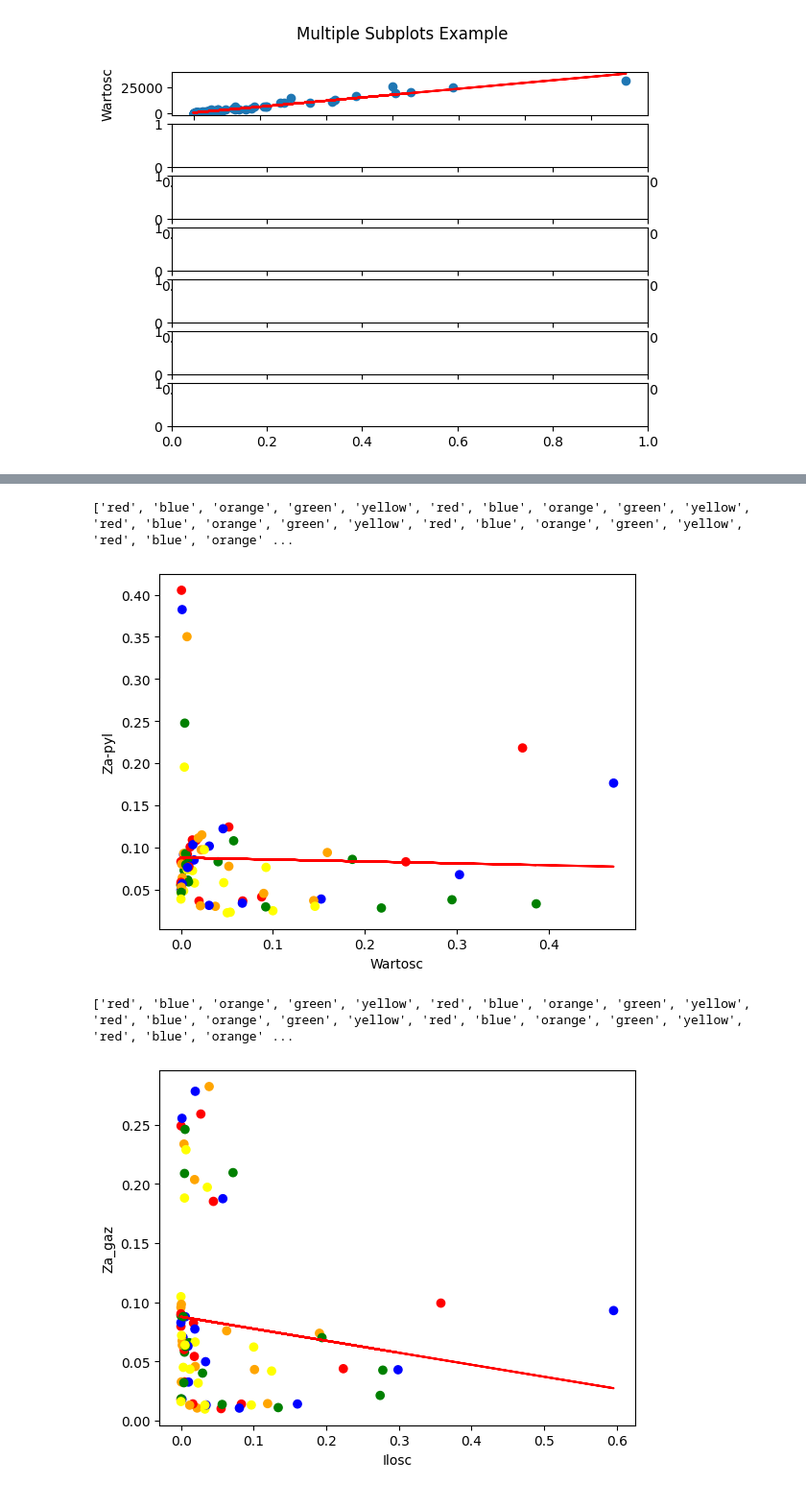
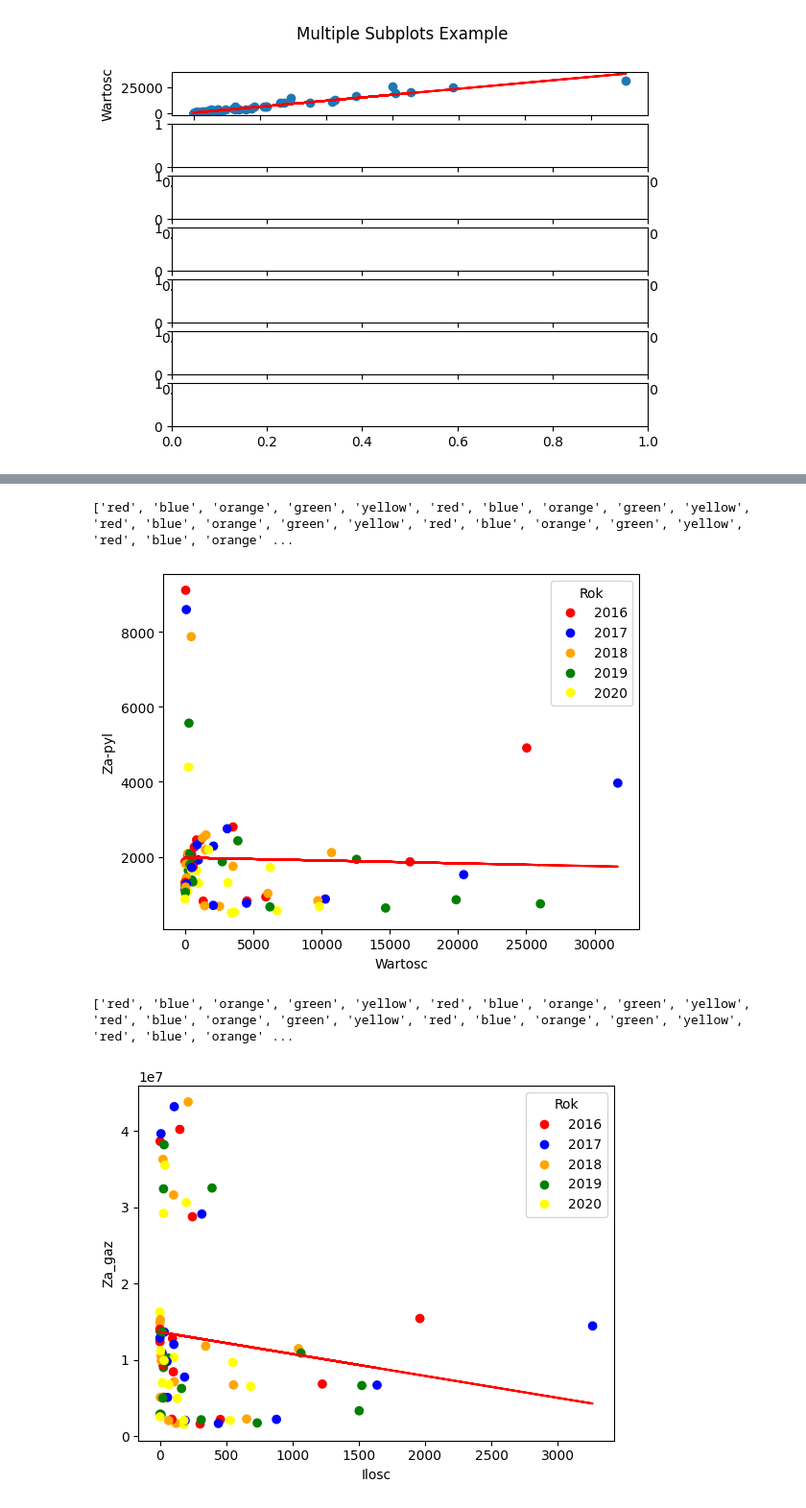
Before and after one commit to AleksandraJuchniewicz/Analiza-danych, a Jupyter notebook: Wykresy.ipynb, the cells around one changed output, grey strips where cells are left out. Shown at 96% size. Cells and saved outputs as stored; diff of their text form; code cells hidden in the pictures.

```diff
--- a/Wykresy.ipynb
+++ b/Wykresy.ipynb
@@ -514,15 +606,25 @@ plt.show()
 # %%
 import numpy as np
+from matplotlib.lines import Line2D
 colorarray=['red', 'blue', 'orange', 'green', 'yellow']
-color_seq = [None] * (data_norm_vec['Ilosc'].size)
-for i in range(int((data_norm_vec['Ilosc'].size))):
+color_seq = [None] * (df_all['Ilosc'].size)
+for i in range(int((df_all['Ilosc'].size))):
     color_seq[i] = colorarray[i%5]
 print(color_seq)
-np.corrcoef(data_norm_vec['Wartosc'], data_norm_vec['Za-pyl'])
+years = np.sort(df_all['Year'].unique())
+np.corrcoef(df_all['Wartosc'], df_all['Za-pyl'])
 plt.clf()
-plt.scatter(data_norm_vec['Wartosc'], data_norm_vec['Za-pyl'], c= color_seq, cmap='viridis' )
-x = data_norm_vec['Wartosc']
-y = data_norm_vec['Za-pyl']
+plt.scatter(df_all['Wartosc'], df_all['Za-pyl'], c= color_seq)
+legend_elements = [
+    Line2D([0], [0], marker='o', color='w',
+           label=years[i],
+           markerfacecolor=colorarray[i],
+           markersize=8)
+    for i in range(len(colorarray))
+]
+plt.legend(handles=legend_elements, title='Rok')
+x = df_all['Wartosc']
+y = df_all['Za-pyl']
 coeffs = np.polyfit(x, y,deg= 1)       # linear regression: degree 1
 y_fit = np.polyval(coeffs, x)
 
@@ -532,28 +634,38 @@ plt.ylabel('Za-pyl')
 plt.show()
 # %% [output]
 ['red', 'blue', 'orange', 'green', 'yellow', 'red', 'blue', 'orange', 'green', 'yellow', 'red', 'blue', 'orange', 'green', 'yellow', 'red', 'blue', 'orange', 'green', 'yellow', 'red', 'blue', 'orange' ...
-[figure, old version]
+[figure, new version]
 # %%
 import numpy as np
+from matplotlib.lines import Line2D
 colorarray=['red', 'blue', 'orange', 'green', 'yellow']
-color_seq = [None] * (data_norm_vec['Ilosc'].size)
-for i in range(int((data_norm_vec['Ilosc'].size))):
+color_seq = [None] * (df_all['Ilosc'].size)
+for i in range(int((df_all['Ilosc'].size))):
     color_seq[i] = colorarray[i%5]
 print(color_seq)
-np.corrcoef(data_norm_vec['Ilosc'], data_norm_vec['Za_gaz'])
+years = np.sort(df_all['Year'].unique())
+np.corrcoef(df_all['Ilosc'], df_all['Za_gaz'])
 plt.clf()
-plt.scatter(data_norm_vec['Ilosc'], data_norm_vec['Za_gaz'], c= color_seq, cmap='viridis' )
-x = data_norm_vec['Ilosc']
-y = data_norm_vec['Za_gaz']
+plt.scatter(df_all['Ilosc'], df_all['Za_gaz'], c= color_seq)
+legend_elements = [
+    Line2D([0], [0], marker='o', color='w',
+           label=years[i],
+           markerfacecolor=colorarray[i],
+           markersize=8)
+    for i in range(len(colorarray))
+]
+plt.legend(handles=legend_elements, title='Rok')
+x = df_all['Ilosc']
+y = df_all['Za_gaz']
 coeffs = np.polyfit(x, y,deg= 1)       # linear regression: degree 1
 y_fit = np.polyval(coeffs, x)
 
 plt.plot(x, y_fit,color='red', label='Regression line')
 plt.xlabel('Ilosc')
 plt.ylabel('Za_gaz')
 plt.show()
 # %% [output]
 ['red', 'blue', 'orange', 'green', 'yellow', 'red', 'blue', 'orange', 'green', 'yellow', 'red', 'blue', 'orange', 'green', 'yellow', 'red', 'blue', 'orange', 'green', 'yellow', 'red', 'blue', 'orange' ...
-[figure, old version]
+[figure, new version]
 # %%
 import numpy as np
```
Also changed, not shown: parts of 21 cells of this notebook.
